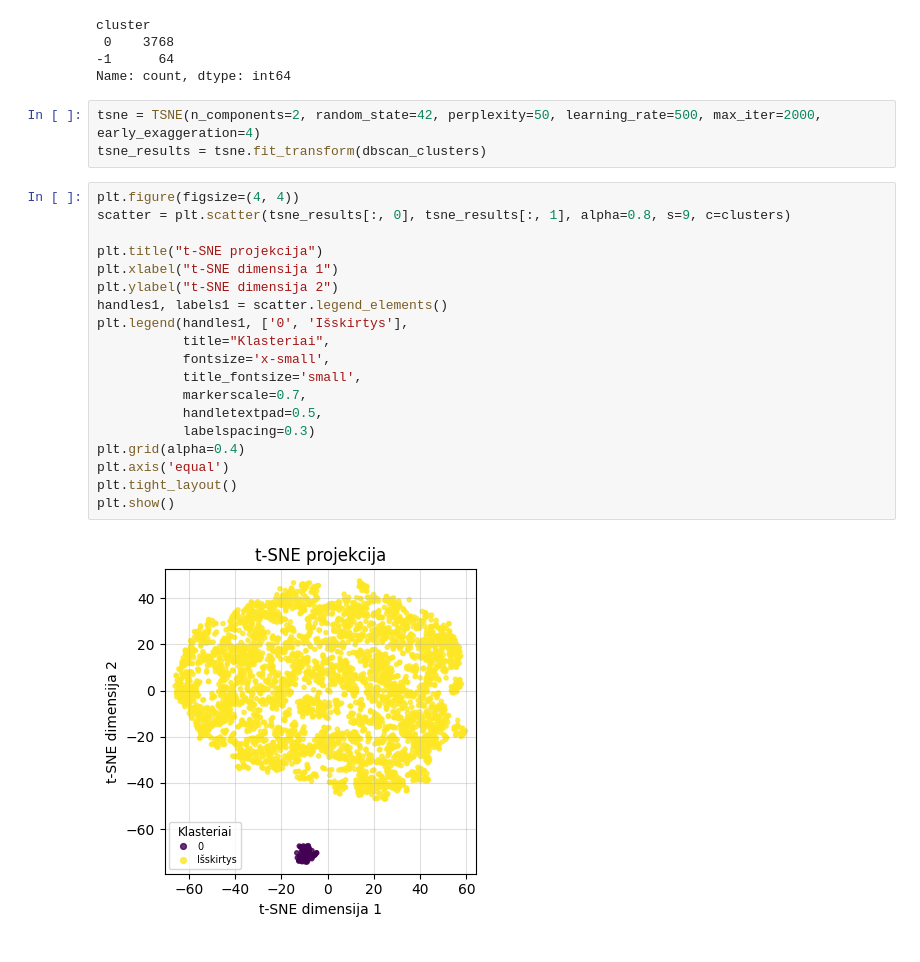
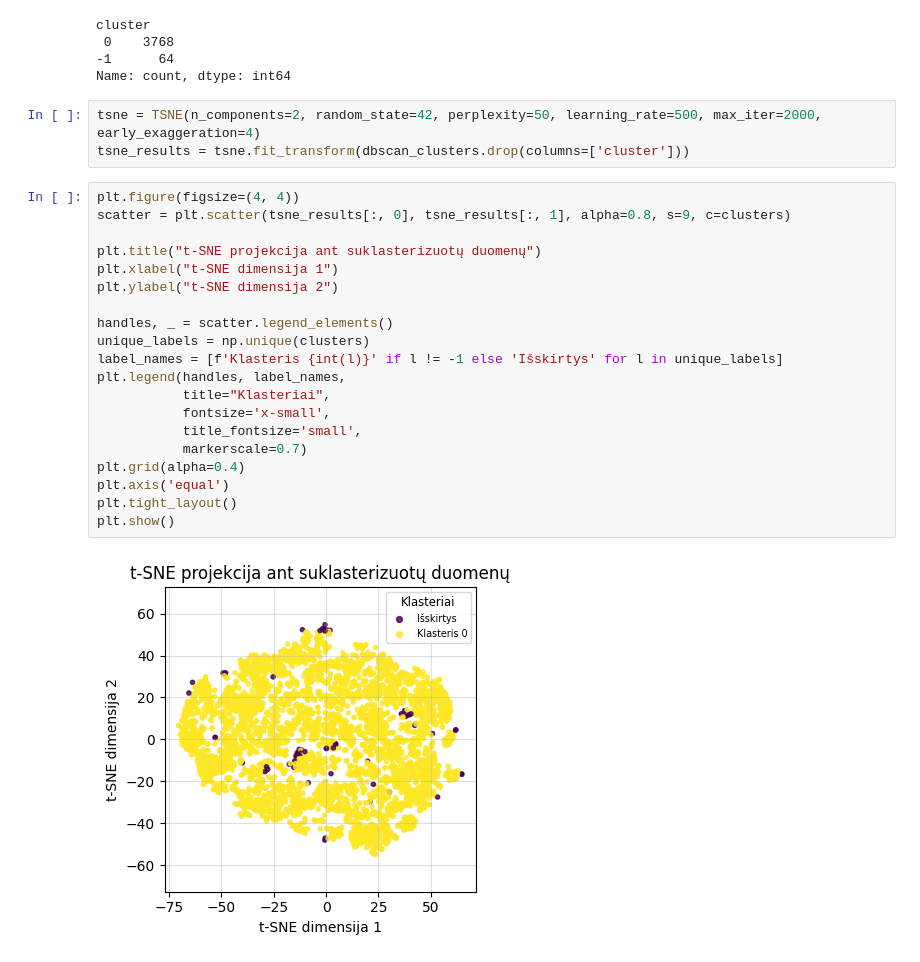
Before and after one commit to EvelinaDu/Papildomi_duomenu_vizualizavimo_skyriai, a Jupyter notebook: 3_laboratorinis/main.ipynb, the cells around one changed output. Drawn from its saved outputs; the diff is of its cells as text.

```diff
--- a/3_laboratorinis/main.ipynb
+++ b/3_laboratorinis/main.ipynb
@@ -97,25 +97,26 @@ cluster
 Name: count, dtype: int64
 # %%
 tsne = TSNE(n_components=2, random_state=42, perplexity=50, learning_rate=500, max_iter=2000, early_exaggeration=4)
-tsne_results = tsne.fit_transform(dbscan_clusters)
+tsne_results = tsne.fit_transform(dbscan_clusters.drop(columns=['cluster']))
 # %%
 plt.figure(figsize=(4, 4))
 scatter = plt.scatter(tsne_results[:, 0], tsne_results[:, 1], alpha=0.8, s=9, c=clusters)
 
-plt.title("t-SNE projekcija")
+plt.title("t-SNE projekcija ant suklasterizuotų duomenų")
 plt.xlabel("t-SNE dimensija 1")
 plt.ylabel("t-SNE dimensija 2")
-handles1, labels1 = scatter.legend_elements()
-plt.legend(handles1, ['0', 'Išskirtys'],
+
+handles, _ = scatter.legend_elements()
+unique_labels = np.unique(clusters)
+label_names = [f'Klasteris {int(l)}' if l != -1 else 'Išskirtys' for l in unique_labels]
+plt.legend(handles, label_names,
            title="Klasteriai",
            fontsize='x-small',
            title_fontsize='small',
-           markerscale=0.7,
-           handletextpad=0.5,
-           labelspacing=0.3)
+           markerscale=0.7)
 plt.grid(alpha=0.4)
 plt.axis('equal')
 plt.tight_layout()
 plt.show()
 # %% [output]
-[figure, old version]
+[figure, new version]
```
